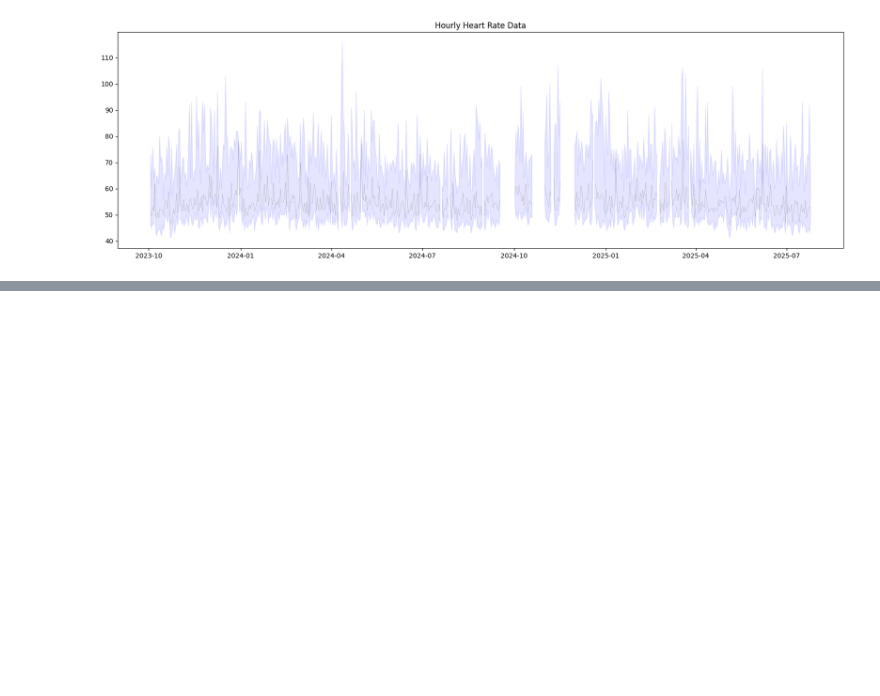
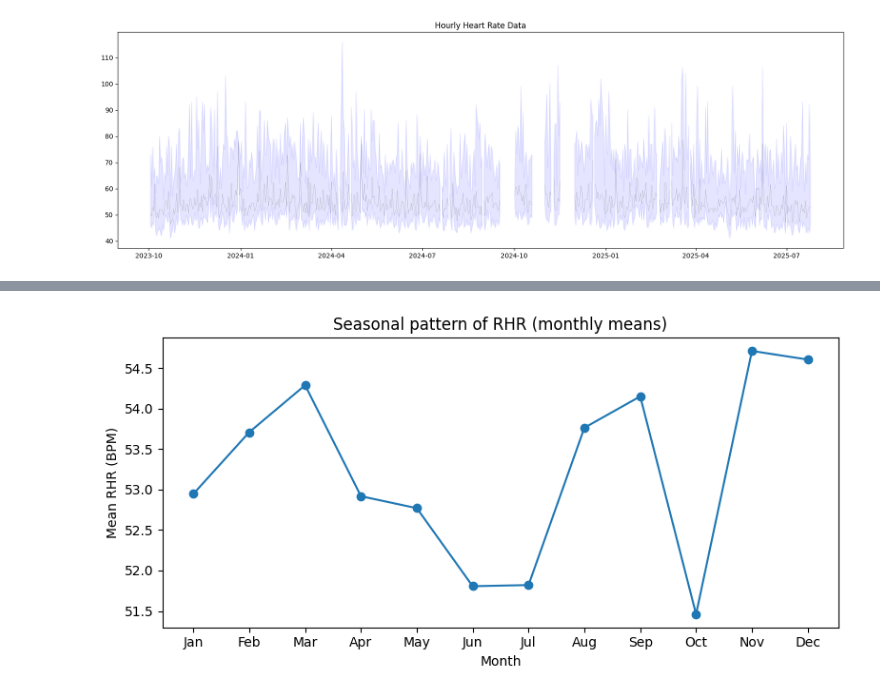
Before and after one commit to mateoneira/oura_analysis, a Jupyter notebook: bayesian_change_point.ipynb, the cells around one changed output, grey strips where cells are left out. Cells and saved outputs as stored; diff of their text form; code cells hidden in the pictures; blank space fills up the shorter version.

```diff
--- a/bayesian_change_point.ipynb
+++ b/bayesian_change_point.ipynb
@@ -222,0 +525,25 @@ Text(0.5, 1.0, 'Hourly Heart Rate Data')
+# %%
+
+def plot_rhr_seasonality(rhr, title="Seasonal pattern of RHR (monthly means)"):
+    """
+    Simple seasonality view: average RHR by calendar month across years.
+    (Keeps a single plot to meet the 'one chart per figure' rule.)
+    """
+    monthly = rhr.copy()
+    monthly = monthly.groupby(monthly.index.month).mean()
+    # Ensure months 1..12 present
+    monthly = monthly.reindex(range(1, 13))
+
+    fig, ax = plt.subplots(figsize=(8, 4))
+    ax.plot(range(1, 13), monthly.values, marker="o")
+    ax.set_xticks(range(1, 13))
+    ax.set_xticklabels(["Jan","Feb","Mar","Apr","May","Jun","Jul","Aug","Sep","Oct","Nov","Dec"], rotation=0)
+    ax.set_xlabel("Month")
+    ax.set_ylabel("Mean RHR (BPM)")
+    ax.set_title(title)
+    fig.tight_layout()
+    plt.show()
+# %%
+plot_rhr_seasonality(rhr_df, title="Seasonal pattern of RHR (monthly means)")
+# %% [output]
+[figure, added]
```
Also changed, not shown: parts of 16 cells of this notebook, 1 other file.
